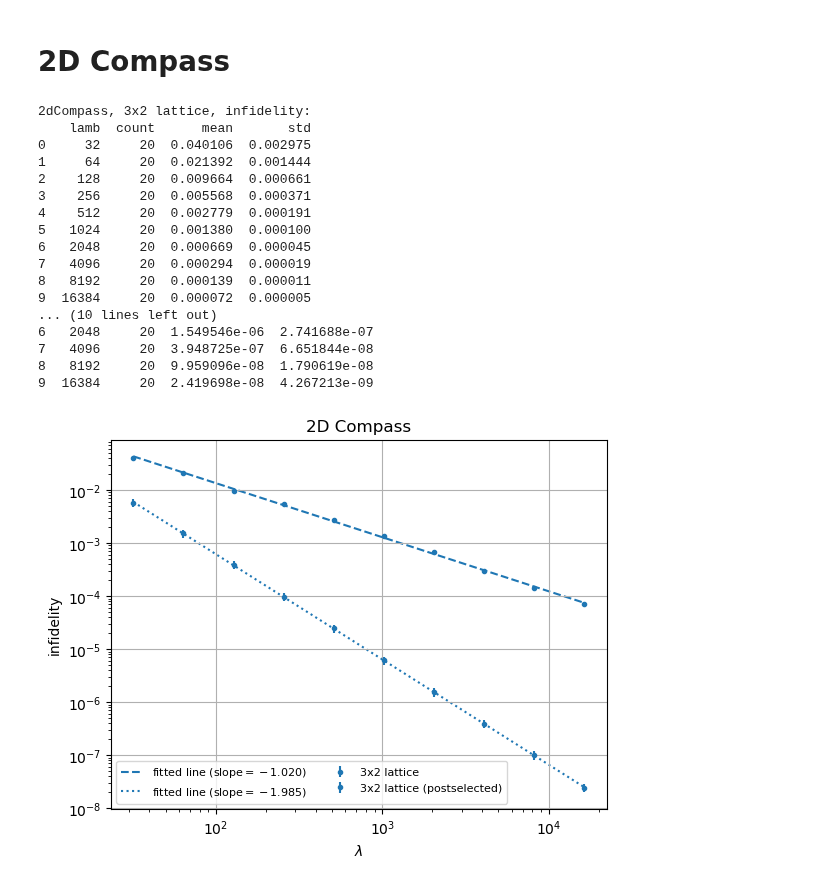
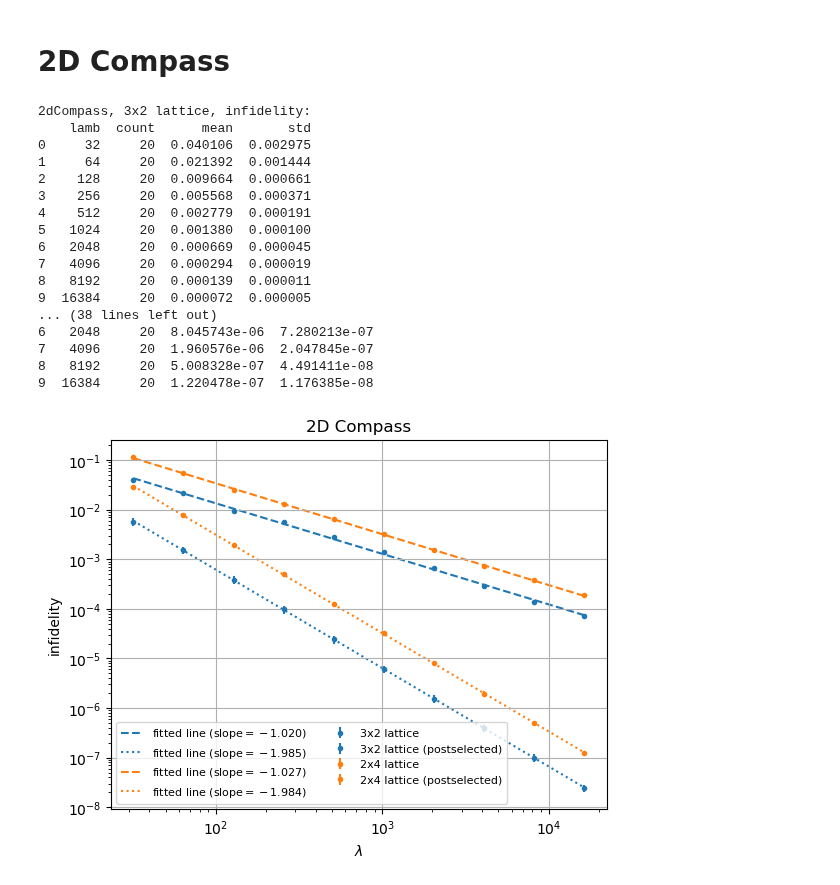
Before and after one commit to sqrta/ErrorSupression, a Jupyter notebook: use-dynamite/data/plot_sweep_lamb.ipynb, the cells around one changed output. Drawn from its saved outputs; the diff is of its cells as text; code cells hidden in the pictures.

Commit message:
update plot

```diff
--- a/use-dynamite/data/plot_sweep_lamb.ipynb
+++ b/use-dynamite/data/plot_sweep_lamb.ipynb
@@ -294,7 +294,7 @@ plt.show()
 # 2D Compass
 # %%
 model = "2dCompass"
-for lattice in ["3x2"]:
+for lattice in ["3x2", "2x4"]:
     data_lamb, data_seed, data_infidelity, data_postsel_infidelity = [], [], [], []
 
     f = open(f"{model}_sweep_lamb_{lattice}_noise=0.1_t=1.txt")
@@ -352,36 +352,36 @@ for lattice in ["3x2"]:
 
     lr = scipy.stats.linregress(np.log(lamb_arr), np.log(mean_arr))
     plt.plot(lamb_arr, np.exp(lr.slope * np.log(lamb_arr) + lr.intercept),
             label='fitted line (slope$={:.3f}$)'.format(lr.slope),
             color=plt.gca().lines[-1].get_color(),
             zorder=1,
             linestyle=":")
 
 plt.xscale("log")
 plt.yscale("log")
 plt.xlabel(r"$\lambda$")
 plt.ylabel("infidelity")
 plt.title("2D Compass")
 plt.legend(ncol=2, prop={'size': 8}, loc="lower left")
 plt.grid()
 plt.savefig(f"{model}_sweep_lamb_noise=0.1_t=1.pdf", format="pdf", bbox_inches="tight")
 plt.show()
 # %% [output]
 2dCompass, 3x2 lattice, infidelity:
     lamb  count      mean       std
 0     32     20  0.040106  0.002975
 1     64     20  0.021392  0.001444
 2    128     20  0.009664  0.000661
 3    256     20  0.005568  0.000371
 4    512     20  0.002779  0.000191
 5   1024     20  0.001380  0.000100
 6   2048     20  0.000669  0.000045
 7   4096     20  0.000294  0.000019
 8   8192     20  0.000139  0.000011
 9  16384     20  0.000072  0.000005
-... (10 lines left out)
-6   2048     20  1.549546e-06  2.741688e-07
-7   4096     20  3.948725e-07  6.651844e-08
-8   8192     20  9.959096e-08  1.790619e-08
-9  16384     20  2.419698e-08  4.267213e-09
+... (38 lines left out)
+6   2048     20  8.045743e-06  7.280213e-07
+7   4096     20  1.960576e-06  2.047845e-07
+8   8192     20  5.008328e-07  4.491411e-08
+9  16384     20  1.220478e-07  1.176385e-08
-[figure, old version]
+[figure, new version]
```
